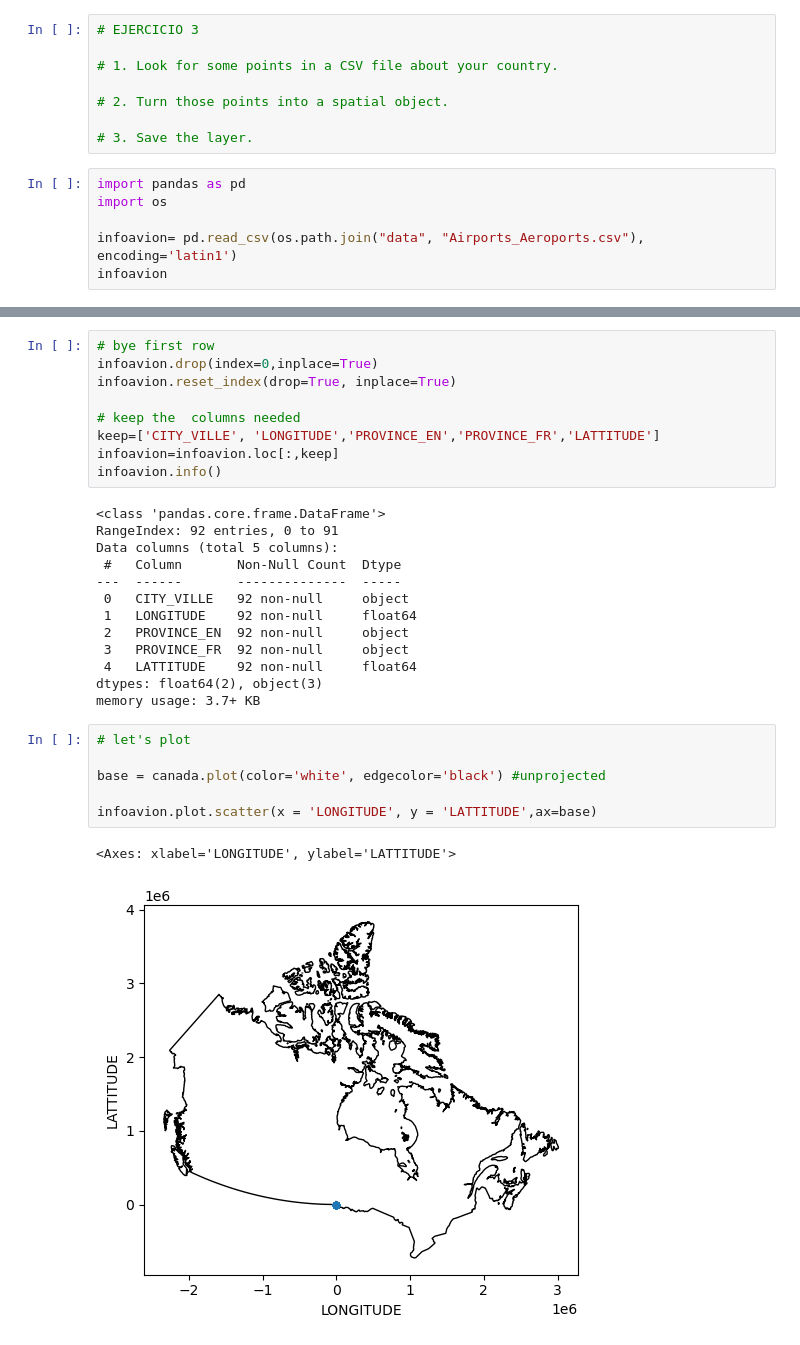
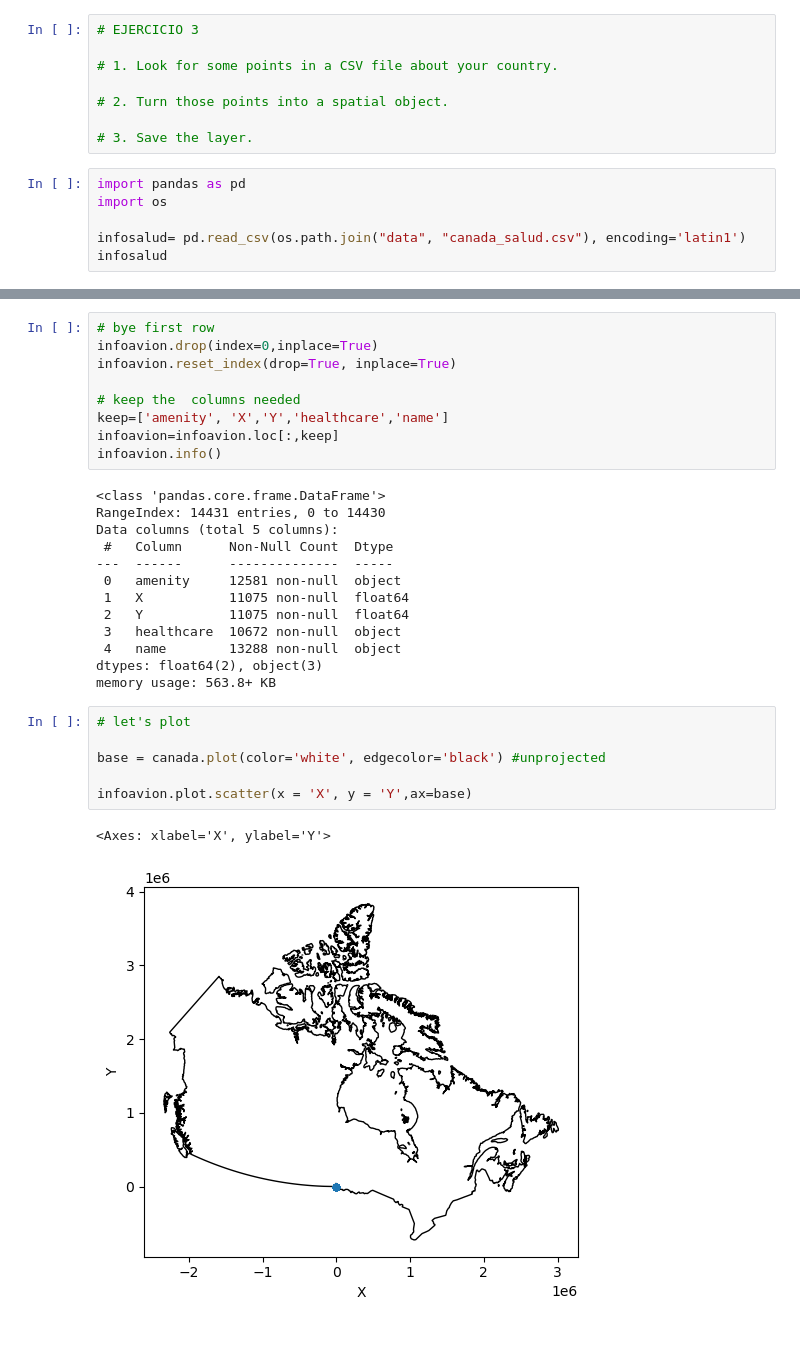
Before and after one commit to CarolinaPUCP/canadageorepo, a Jupyter notebook: CANADA_2.ipynb, the cells around one changed output, grey strips where cells are left out. Cells and saved outputs as stored; diff of their text form.

```diff
--- a/CANADA_2.ipynb
+++ b/CANADA_2.ipynb
@@ -159,6 +159,6 @@ Datum: North American Datum 1983
 import pandas as pd
 import os
 
-infoavion= pd.read_csv(os.path.join("data", "Airports_Aeroports.csv"), encoding='latin1')
-infoavion
+infosalud= pd.read_csv(os.path.join("data", "canada_salud.csv"), encoding='latin1')
+infosalud
 # %% [output]
@@ -181,29 +181,29 @@ infoavion.drop(index=0,inplace=True)
 infoavion.reset_index(drop=True, inplace=True)
 
 # keep the  columns needed
-keep=['CITY_VILLE', 'LONGITUDE','PROVINCE_EN','PROVINCE_FR','LATTITUDE']
+keep=['amenity', 'X','Y','healthcare','name']
 infoavion=infoavion.loc[:,keep]
 infoavion.info()
 # %% [output]
 <class 'pandas.core.frame.DataFrame'>
-RangeIndex: 92 entries, 0 to 91
+RangeIndex: 14431 entries, 0 to 14430
 Data columns (total 5 columns):
- #   Column       Non-Null Count  Dtype
----  ------       --------------  -----
- 0   CITY_VILLE   92 non-null     object
- 1   LONGITUDE    92 non-null     float64
- 2   PROVINCE_EN  92 non-null     object
- 3   PROVINCE_FR  92 non-null     object
- 4   LATTITUDE    92 non-null     float64
+ #   Column      Non-Null Count  Dtype
+---  ------      --------------  -----
+ 0   amenity     12581 non-null  object
+ 1   X           11075 non-null  float64
+ 2   Y           11075 non-null  float64
+ 3   healthcare  10672 non-null  object
+ 4   name        13288 non-null  object
 dtypes: float64(2), object(3)
-memory usage: 3.7+ KB
+memory usage: 563.8+ KB
 # %%
 # let's plot
 
 base = canada.plot(color='white', edgecolor='black') #unprojected
 
-infoavion.plot.scatter(x = 'LONGITUDE', y = 'LATTITUDE',ax=base)
+infoavion.plot.scatter(x = 'X', y = 'Y',ax=base)
 # %% [output]
-<Axes: xlabel='LONGITUDE', ylabel='LATTITUDE'>
+<Axes: xlabel='X', ylabel='Y'>
-[figure, old version]
+[figure, new version]
 # %%
```
Also changed, not shown: parts of 6 cells of this notebook, 2 other files.
